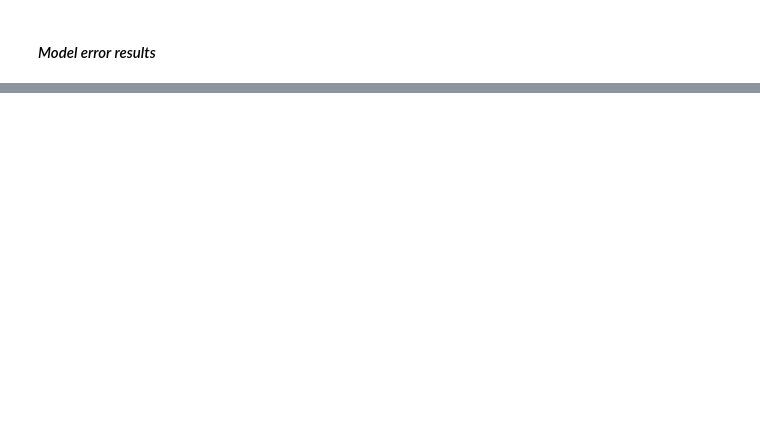
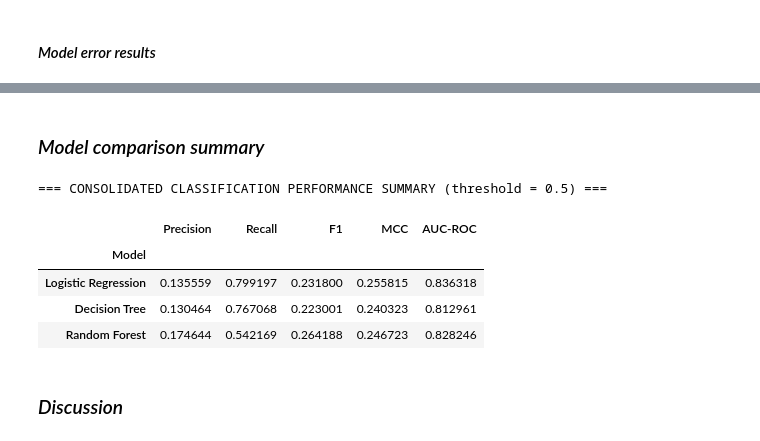
Before and after one commit to idowein/data-science-course-HIT, a Jupyter notebook: HW2/EDA_stroke_dataset.ipynb, the cells around one changed output, grey strips where cells are left out. Drawn from its saved outputs; the diff is of its cells as text; code cells hidden in the pictures; blank space fills up the shorter version.

```diff
--- a/HW2/EDA_stroke_dataset.ipynb
+++ b/HW2/EDA_stroke_dataset.ipynb
@@ -1754,0 +1851,11 @@ Analyzing the worst 5% absolute error cases ($|e| \ge P_{95}$) reveals specific
+# %%
+from sklearn.model_selection import StratifiedKFold
+
+# 1. Initialize global dictionary for classification error results
+classification_error_results = {}
+
+# 2. Initialize 5-fold STRATIFIED cross-validation scheme (preserves class ratio per fold)
+cv_5fold_clf = StratifiedKFold(n_splits=5, shuffle=True, random_state=42)
+
+print(f"Positive class ratio (stroke=1): {y_cls.mean():.4f}")
+print(f"Approx. positive cases per validation fold: {int(y_cls.sum() / 5)}")
@@ -1754,0 +2186,34 @@ Analyzing the worst 5% absolute error cases ($|e| \ge P_{95}$) reveals specific
+# %% [markdown]
+### *Model comparison summary*
+# %%
+summary_rows_clf = []
+
+for name, model in {
+    'Logistic Regression': best_logreg_model,
+    'Decision Tree': best_dt_clf_model,
+    'Random Forest': best_rf_clf_model
+}.items():
+    y_proba = cross_val_predict(model, X_cls, y_cls, cv=cv_5fold_clf, method='predict_proba')[:, 1]
+    y_pred = (y_proba >= 0.5).astype(int)
+
+    summary_rows_clf.append({
+        'Model': name,
+        'Precision': precision_score(y_cls, y_pred, zero_division=0),
+        'Recall': recall_score(y_cls, y_pred, zero_division=0),
+        'F1': f1_score(y_cls, y_pred, zero_division=0),
+        'MCC': matthews_corrcoef(y_cls, y_pred),
+        'AUC-ROC': roc_auc_score(y_cls, y_proba)
+    })
+
+df_summary_clf = pd.DataFrame(summary_rows_clf).set_index('Model')
+print("=== CONSOLIDATED CLASSIFICATION PERFORMANCE SUMMARY (threshold = 0.5) ===")
+display(df_summary_clf)
+# %% [output]
+=== CONSOLIDATED CLASSIFICATION PERFORMANCE SUMMARY (threshold = 0.5) ===
+|  | Precision | Recall | F1 | MCC | AUC-ROC |
+| Model |  |  |  |  |  |
+| Logistic Regression | 0.135559 | 0.799197 | 0.231800 | 0.255815 | 0.836318 |
+| Decision Tree | 0.130464 | 0.767068 | 0.223001 | 0.240323 | 0.812961 |
+| Random Forest | 0.174644 | 0.542169 | 0.264188 | 0.246723 | 0.828246 |
+# %% [markdown]
+### *Discussion*
```
Also changed, not shown: parts of 25 cells of this notebook.
